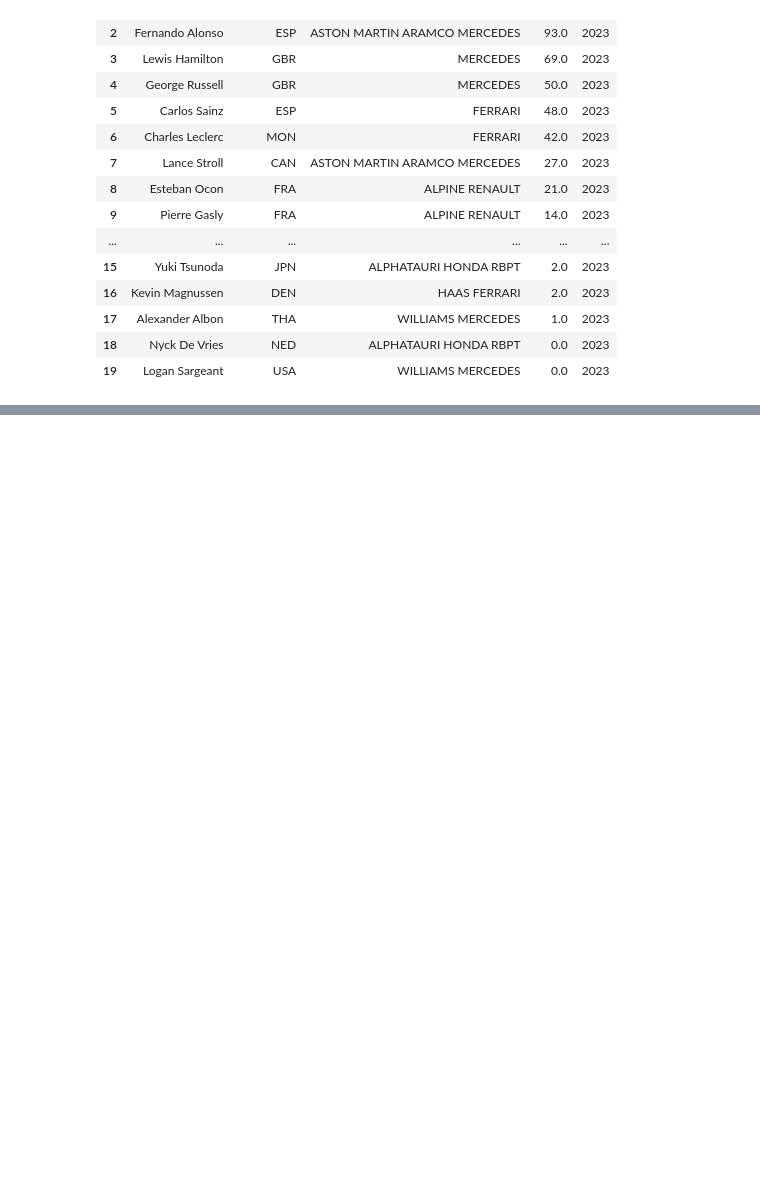
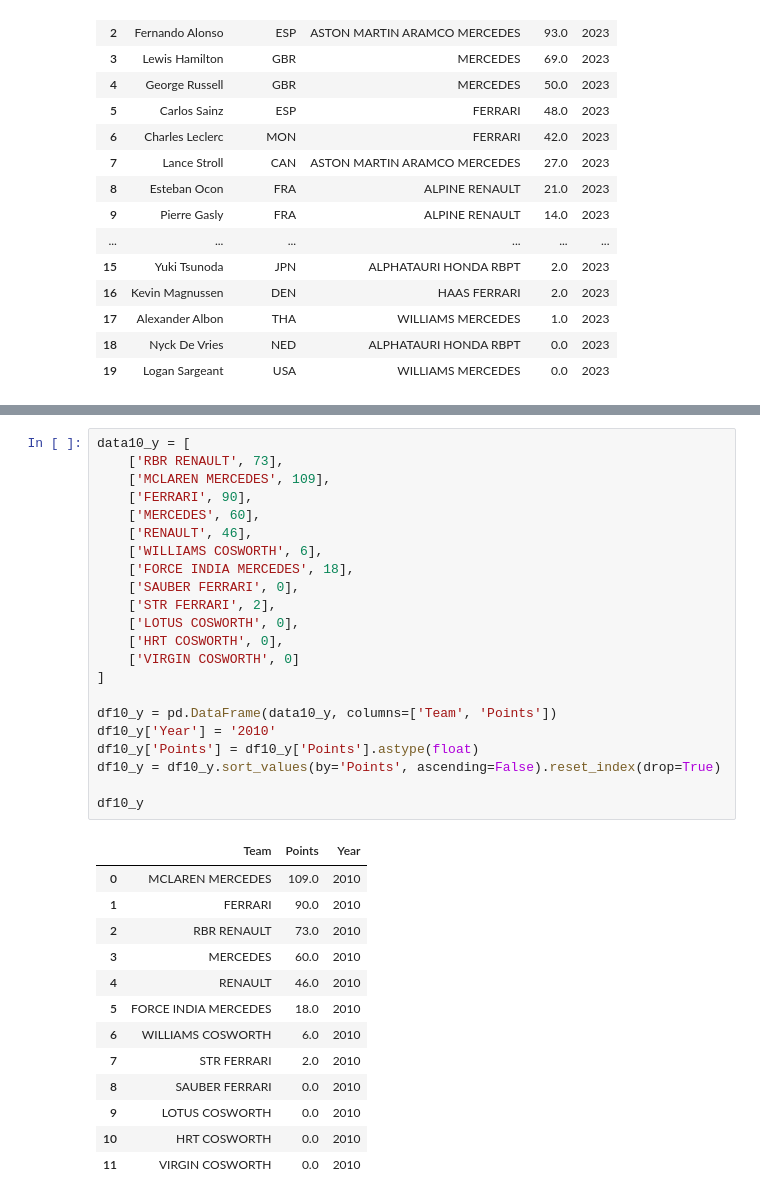
Before and after one commit to JuanGouveia/Final-Project, a Jupyter notebook: Points_record.ipynb, the cells around one changed output, grey strips where cells are left out. Saved outputs shown, nothing was run; the diff lists cells and outputs as text; blank space fills up the shorter version.

```diff
--- a/Points_record.ipynb
+++ b/Points_record.ipynb
@@ -1611,0 +2150,36 @@ df23
+# %%
+data10_y = [
+    ['RBR RENAULT', 73],
+    ['MCLAREN MERCEDES', 109],
+    ['FERRARI', 90],
+    ['MERCEDES', 60],
+    ['RENAULT', 46],
+    ['WILLIAMS COSWORTH', 6],
+    ['FORCE INDIA MERCEDES', 18],
+    ['SAUBER FERRARI', 0],
+    ['STR FERRARI', 2],
+    ['LOTUS COSWORTH', 0],
+    ['HRT COSWORTH', 0],
+    ['VIRGIN COSWORTH', 0]
+]
+
+df10_y = pd.DataFrame(data10_y, columns=['Team', 'Points'])
+df10_y['Year'] = '2010'
+df10_y['Points'] = df10_y['Points'].astype(float)
+df10_y = df10_y.sort_values(by='Points', ascending=False).reset_index(drop=True)
+
+df10_y
+# %% [output]
+|  | Team | Points | Year |
+| 0 | MCLAREN MERCEDES | 109.0 | 2010 |
+| 1 | FERRARI | 90.0 | 2010 |
+| 2 | RBR RENAULT | 73.0 | 2010 |
+| 3 | MERCEDES | 60.0 | 2010 |
+| 4 | RENAULT | 46.0 | 2010 |
+| 5 | FORCE INDIA MERCEDES | 18.0 | 2010 |
+| 6 | WILLIAMS COSWORTH | 6.0 | 2010 |
+| 7 | STR FERRARI | 2.0 | 2010 |
+| 8 | SAUBER FERRARI | 0.0 | 2010 |
+| 9 | LOTUS COSWORTH | 0.0 | 2010 |
+| 10 | HRT COSWORTH | 0.0 | 2010 |
+| 11 | VIRGIN COSWORTH | 0.0 | 2010 |
```
Also changed, not shown: parts of 30 cells of this notebook.
